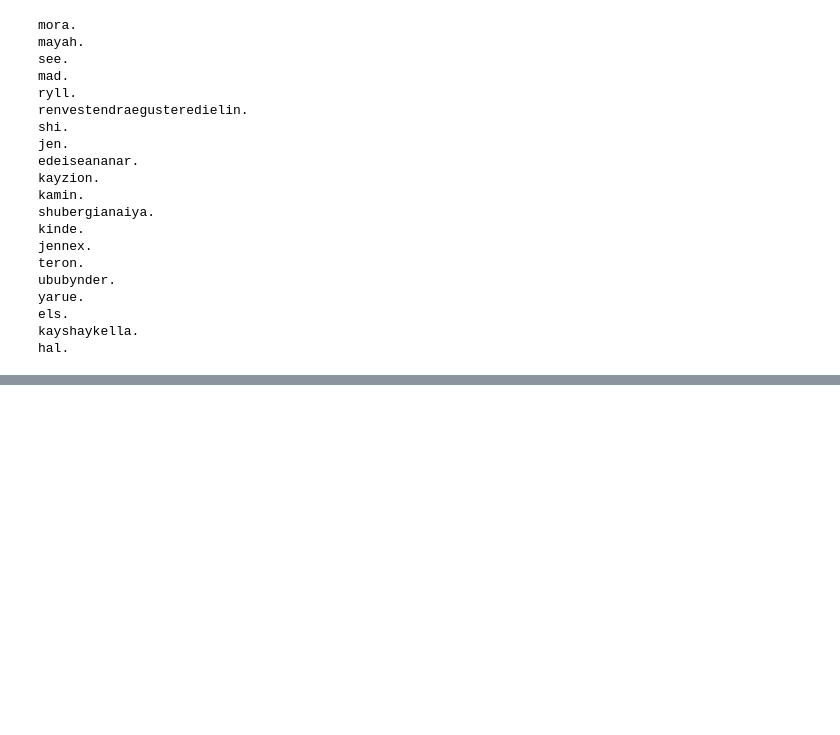
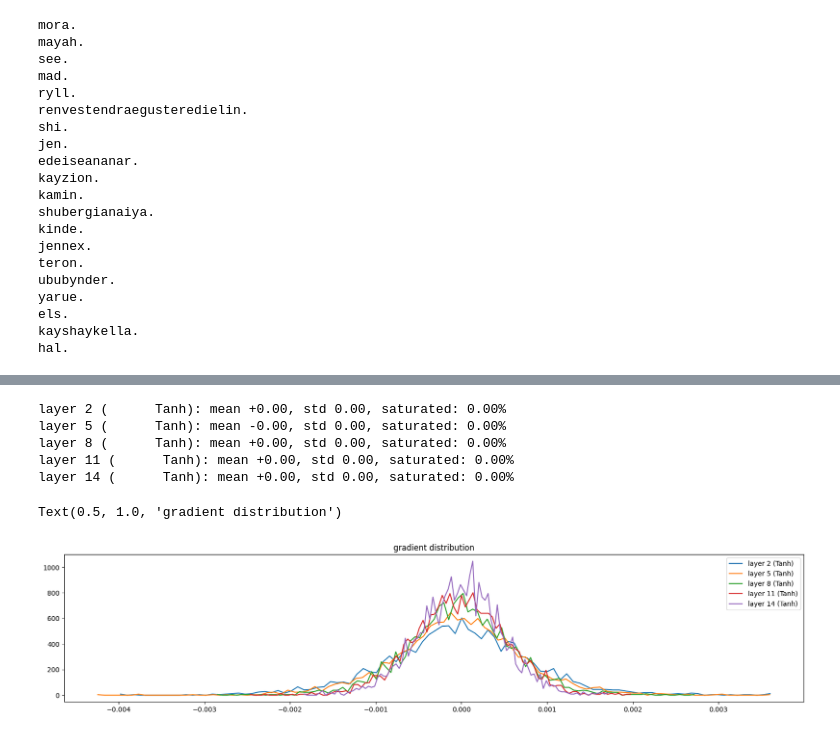
Before and after one commit to NJT5401/AI, a Jupyter notebook: Makemore/makemore pt.3.ipynb, the cells around one changed output, grey strips where cells are left out. Saved outputs shown, nothing was run; the diff lists cells and outputs as text; code cells hidden in the pictures; blank space fills up the shorter version.

```diff
--- a/Makemore/makemore pt.3.ipynb
+++ b/Makemore/makemore pt.3.ipynb
@@ -411,0 +412,21 @@ Text(0.5, 1.0, 'activation distribution')
+# %%
+plt.figure(figsize=(20,4))
+legends = []
+for i, layer in enumerate(layers[:-1]):
+    if isinstance(layer, Tanh):
+        t = layer.out.grad
+        print('layer %d (%10s): mean %+.2f, std %.2f, saturated: %.2f%%' % (i, layer.__class__.__name__, t.mean(), t.std(), (t.abs() > 0.97).float().mean()*100))
+        hy, hx = torch.histogram(t, density=True)
+        plt.plot(hx[:-1].detach(), hy.detach())
+        legends.append(f'layer {i} ({layer.__class__.__name__})')
+
+plt.legend(legends);
+plt.title('gradient distribution')
+# %% [output]
+layer 2 (      Tanh): mean +0.00, std 0.00, saturated: 0.00%
+layer 5 (      Tanh): mean -0.00, std 0.00, saturated: 0.00%
+layer 8 (      Tanh): mean +0.00, std 0.00, saturated: 0.00%
+layer 11 (      Tanh): mean +0.00, std 0.00, saturated: 0.00%
+layer 14 (      Tanh): mean +0.00, std 0.00, saturated: 0.00%
+Text(0.5, 1.0, 'gradient distribution')
+[figure, added]
```
Also changed, not shown: parts of 4 cells of this notebook.
